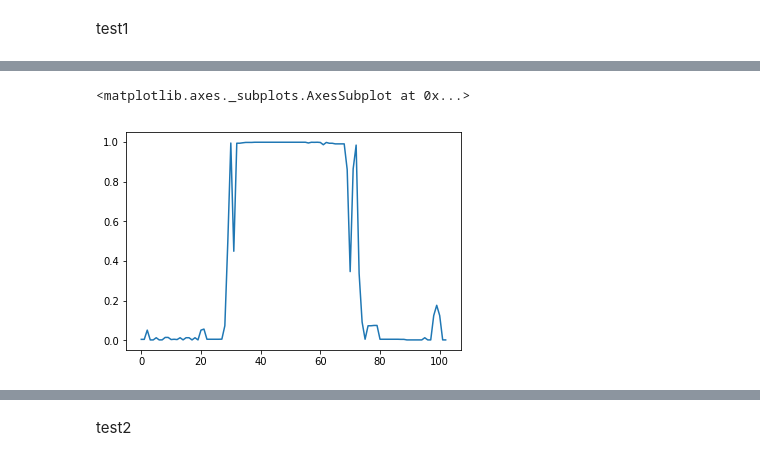
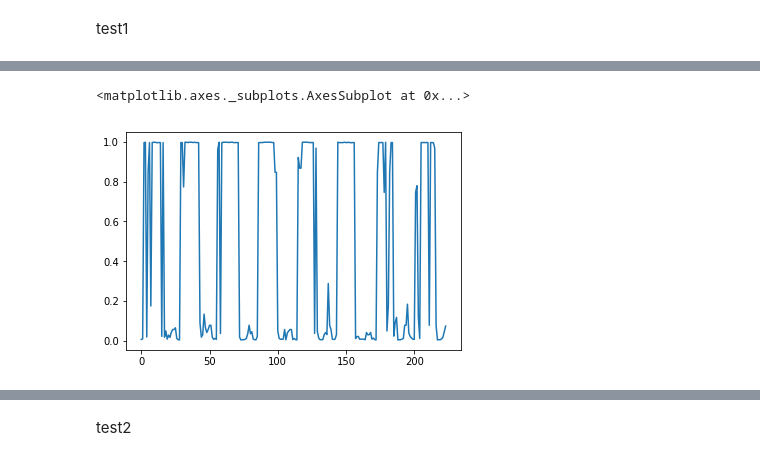
Before and after one commit to CSID-DGU/2019-2-OSSP1-3355-3, a Jupyter notebook: model/hahah.ipynb, the cells around one changed output, grey strips where cells are left out. Drawn from its saved outputs; the diff is of its cells as text; code cells hidden in the pictures.

```diff
--- a/model/hahah.ipynb
+++ b/model/hahah.ipynb
@@ -13,7 +13,7 @@ import seaborn as sns
 # %%
 # ...load image of a person into a PyTorch tensor...
 
-model = hg8(pretrained=True)
+model = hg2(pretrained=True)
 predictor = HumanPosePredictor(model, device='cpu')
 root = "/Users/seungyoun/Desktop/DGU/2/공개SW/pytorch-stacked-hourglass-master/dataset"
 
@@ -30,8 +30,14 @@ print("up   samples : ",len(up),"\ndown samples : ",len(down))
 up   samples :  110
 down samples :  82
 # %%
-def predict(path):
+from torchvision import transforms
+
+
+def predict(path, resize):
     orgImg = Image.open(path)
+    orgShape = orgImg.size
+    orgImg = transforms.Resize((int(orgShape[0]*resize),int(orgShape[1]*resize)))(orgImg)
+    print("image shape : ",orgImg.size)
 
     try:
         for orientation in ExifTags.TAGS.keys() :
@@ -263,13 +271,21 @@ print(pred)
 # %% [markdown]
 test1
 # %%
-testDir = '/Users/seungyoun/Desktop/DGU/2/공개SW/pytorch-stacked-hourglass-master/video/pullup'
+testDir = '/Users/seungyoun/Desktop/DGU/2/공개SW/pytorch-stacked-hourglass-master/video/pullup3_1'
 testInd = os.listdir(testDir)
 testInd = sorted(testInd, key=lambda x: int(x.split(".")[0]))
 testImagesPaths = [testDir + "/" + i for i in testInd]
 # %%
 testResults=list()
+
+start = time.time()
+step = 0
+sampling = 2
 for i in tqdm(testImagesPaths):
-    theta = predict(i)
-    prob = model.predict_proba(np.asarray(theta).reshape(1,4))[0]
-    testResults.append(prob[1])
+    if(step%sampling == 0):
+        theta = predict(i,resize=1)
+        prob = model.predict_proba(np.asarray(theta).reshape(1,4))[0]
+        testResults.append(prob[1])
+    step+=1
+end = time.time()
+print(end-start)
@@ -276,5 +306,8 @@ for i in tqdm(testImagesPaths):
 # %%
-sns.lineplot(x = [i for i in range(len(testResults))], y= testResults)
+sample = 700
+
+pl = testResults[:sample]
+sns.lineplot(x = [i for i in range(len(pl))], y= pl)
 # %% [output]
 <matplotlib.axes._subplots.AxesSubplot at 0x...>
-[figure, old version]
+[figure, new version]
```
Also changed, not shown: parts of 8 cells of this notebook.
